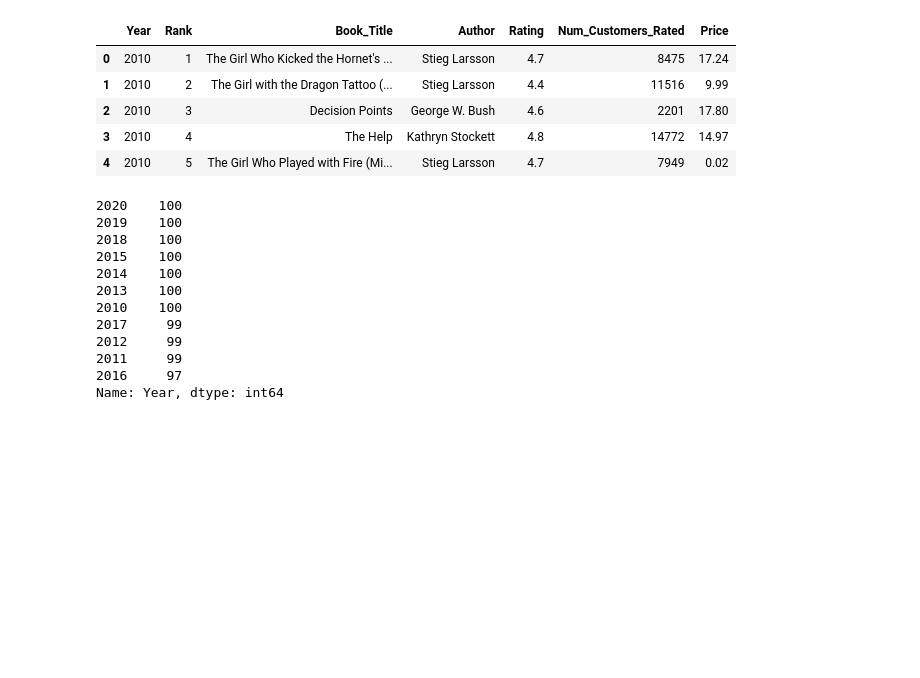
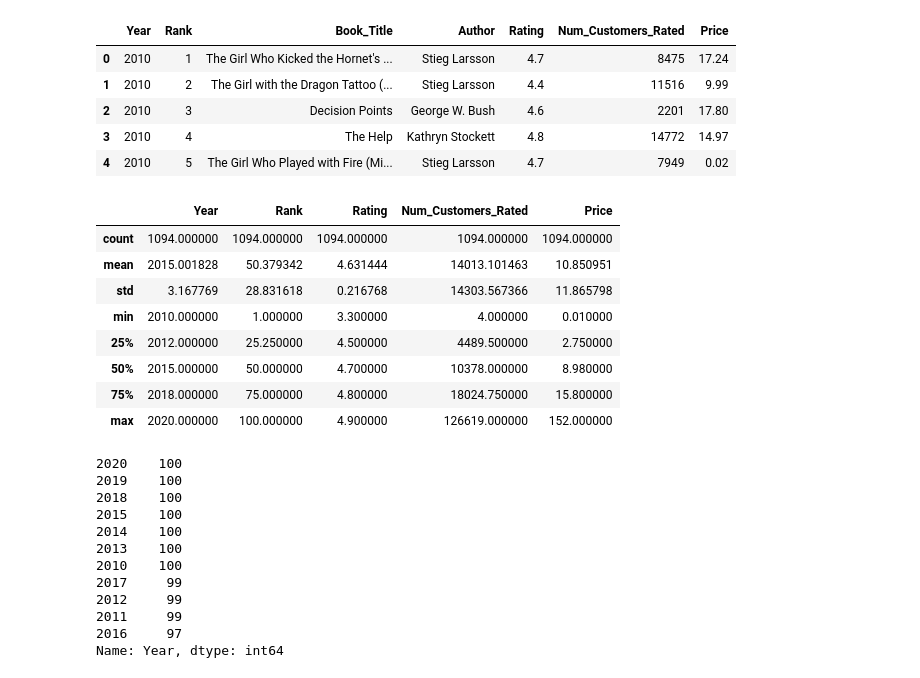
Before and after one commit to TKarlovitzDrexel/DSCI591_ACRSent, a Jupyter notebook: Code/Books/part2_rank_books_SDA.ipynb, the cells around one changed output. Saved outputs shown, nothing was run; the diff lists cells and outputs as text; code cells hidden in the pictures; blank space fills up the shorter version.

```diff
--- a/Code/Books/part2_rank_books_SDA.ipynb
+++ b/Code/Books/part2_rank_books_SDA.ipynb
@@ -13,6 +14,18 @@ amazon_ranks.head()
 | 2 | 2010 | 3 | Decision Points | George W. Bush | 4.6 | 2201 | 17.80 |
 | 3 | 2010 | 4 | The Help | Kathryn Stockett | 4.8 | 14772 | 14.97 |
 | 4 | 2010 | 5 | The Girl Who Played with Fire (Mi... | Stieg Larsson | 4.7 | 7949 | 0.02 |
+# %%
+amazon_ranks.describe()
+# %% [output]
+|  | Year | Rank | Rating | Num_Customers_Rated | Price |
+| count | 1094.000000 | 1094.000000 | 1094.000000 | 1094.000000 | 1094.000000 |
+| mean | 2015.001828 | 50.379342 | 4.631444 | 14013.101463 | 10.850951 |
+| std | 3.167769 | 28.831618 | 0.216768 | 14303.567366 | 11.865798 |
+| min | 2010.000000 | 1.000000 | 3.300000 | 4.000000 | 0.010000 |
+| 25% | 2012.000000 | 25.250000 | 4.500000 | 4489.500000 | 2.750000 |
+| 50% | 2015.000000 | 50.000000 | 4.700000 | 10378.000000 | 8.980000 |
+| 75% | 2018.000000 | 75.000000 | 4.800000 | 18024.750000 | 15.800000 |
+| max | 2020.000000 | 100.000000 | 4.900000 | 126619.000000 | 152.000000 |
 # %%
 amazon_ranks['Year'].value_counts()
 # %% [output]
```
Also changed, not shown: parts of 13 cells of this notebook.
